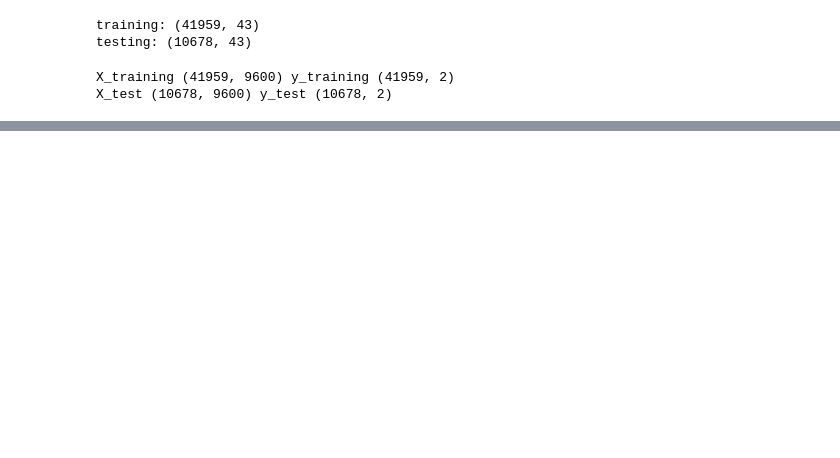
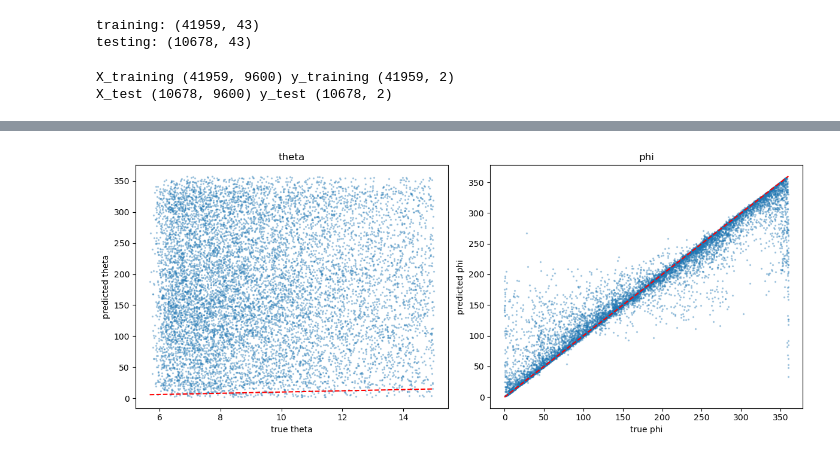
Before and after one commit to LaurenBryant2006/Dinking-Around-in-Summer-Lab-26, a Jupyter notebook: random-forest/random_forest.ipynb, the cells around one changed output, grey strips where cells are left out. Saved outputs shown, nothing was run; the diff lists cells and outputs as text; code cells hidden in the pictures; blank space fills up the shorter version.

```diff
--- a/random-forest/random_forest.ipynb
+++ b/random-forest/random_forest.ipynb
@@ -35,6 +51,6 @@ from sklearn.ensemble import RandomForestRegressor
 
 ## for now I want to do something small, nothing that will take too long
 n_sub = 5000
-rf = RandomForestRegressor(n_estimators=5, n_jobs=-1, random_state=42)
+rf = RandomForestRegressor(n_estimators=50, n_jobs=-1, random_state=42, verbose=2)
 rf.fit(X_training[:n_sub], y_training[:n_sub])
 print("done training")
@@ -40,0 +96,8 @@ print("done training")
+# %%
+pred = rf.predict(X_test)
+
+theta_err = pred[:, 0] - y_test[:,0]
+phi_err = (pred[:,1] - y_test[:, 1] +180) % 360 -180
+
+print(f"theta error: mean = {theta_err.mean():7.3f}  std={theta_err.std():7.3f}")
+print (f"phi error: mean = {phi_err.mean():7.3f}  std={phi_err.std():7.3f}")
@@ -40,0 +110,15 @@ print("done training")
+# %%
+import matplotlib.pyplot as plt
+
+fig, axes = plt.subplots(1,2,figsize=(12,5))
+for ax, i, name in [(axes[0], 0, "theta"), (axes[1], 1, "phi")]:
+    ax.scatter(y_test[:, i], pred[:,1], s=2, alpha=0.3)
+    lo, hi = y_test[:, i].min(), y_test[:, i].max()
+    ax.plot([lo, hi], [lo, hi], "r--")
+    ax.set_xlabel(f"true {name}")
+    ax.set_ylabel(f"predicted {name}")
+    ax.set_title(name)
+plt.tight_layout()
+plt.show()
+# %% [output]
+[figure, added]
```
Also changed, not shown: parts of 4 cells of this notebook.
